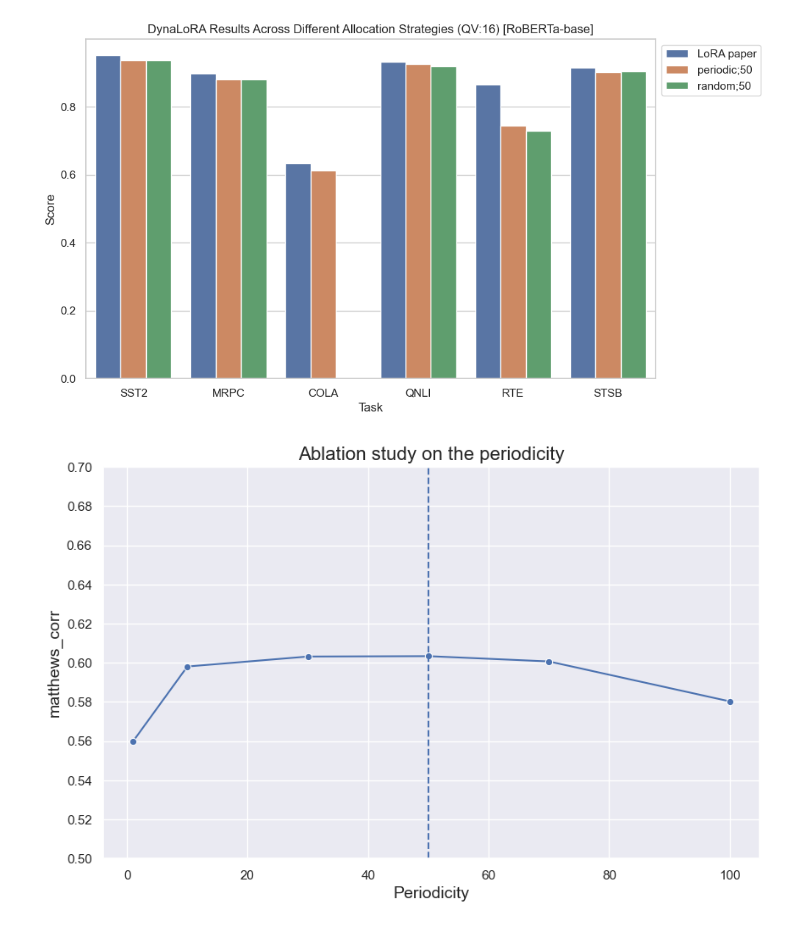
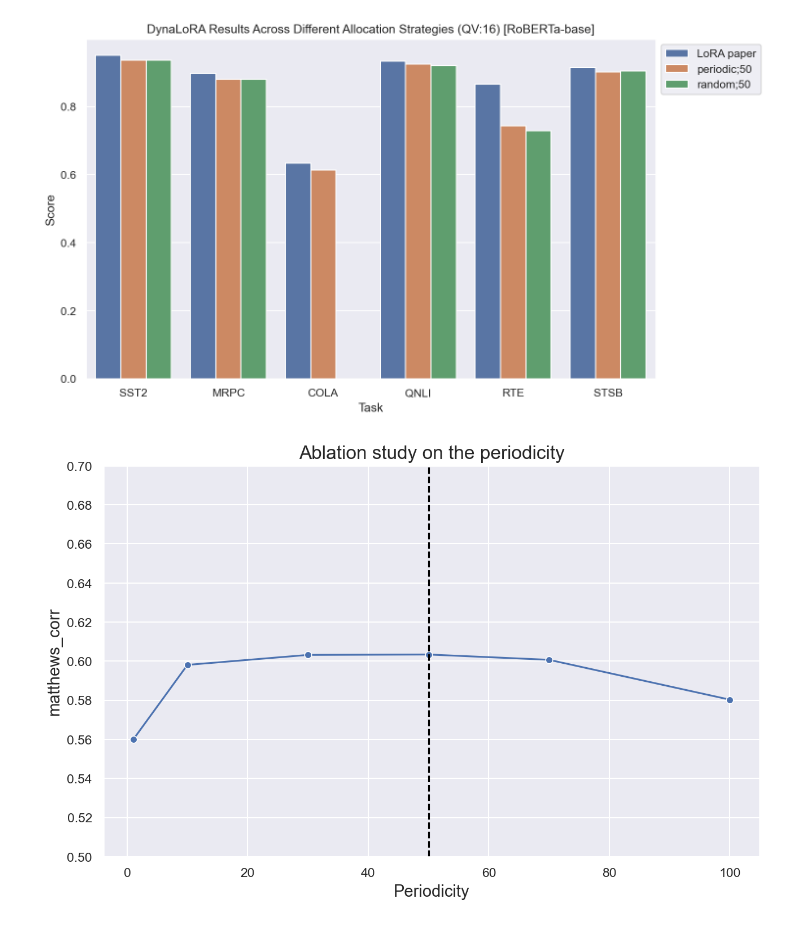
Before and after one commit to JesseBrouw/FoMo-LoRA, a Jupyter notebook: notebooks/tables.ipynb, the cells around one changed output. Cells and saved outputs as stored; diff of their text form; code cells hidden in the pictures.

```diff
--- a/notebooks/tables.ipynb
+++ b/notebooks/tables.ipynb
@@ -194,6 +194,11 @@ dynavera_random_qkv['qnli']= {'eval_loss': 0.21248868107795715, 'eval_accuracy':
 dynavera_random_qkv['rte']= {'eval_loss': 1.806179165840149, 'eval_accuracy': 0.7256317689530686, 'eval_runtime': 0.3107, 'eval_samples_per_second': 891.483, 'eval_steps_per_second': 16.092, 'epoch': 160.0}
 dynavera_random_qkv['stsb']={'eval_loss': 0.4234631359577179, 'eval_pearson': 0.906491195844033, 'eval_spearmanr': 0.902952775584094, 'eval_runtime': 0.7103, 'eval_samples_per_second': 2111.714, 'eval_steps_per_second': 33.787, 'epoch': 80.0}
 # %%
+sns.set_theme()
+# For the image quality of the graphic.
+sns.set_theme(rc={"figure.dpi":150})
+# For the size of the graphics
+sns.set_theme(rc = {"figure.figsize":(6,3)})
 def create_barplot(
     data_dicts:list[dict],
     names:list[str],
@@ -207,7 +212,6 @@ def create_barplot(
     data.update({'Task' : [k.upper() for k in data_dicts[0].keys()]})
     df = pd.DataFrame(data)
     df_melted = df.melt(id_vars='Task', var_name='Result', value_name='Score')
-    sns.set(style="whitegrid")
     plt.figure(figsize=(10, 6))
     bar_plot = sns.barplot(x='Task', y='Score', hue='Result', data=df_melted)
     plt.title(title)
@@ -259,33 +263,32 @@ def plot_ablation(hyperparam_values:list, scores:list, x_label:str, y_label:str,
         'score' : scores
     }
     df = pd.DataFrame(data)
 
     max_value = df['score'].max()
     max_index = df['score'].idxmax()
     max_hyperparameter = df['hparam'][max_index]
 
-    sns.set_theme(style='darkgrid')
     plt.figure(figsize=(10, 6))
     plot = sns.lineplot(data=df, x='hparam', y='score', marker='o')
     plot.set_title(title, fontsize=16)
     plot.set_xlabel(x_label, fontsize=14)
     plot.set_ylabel(y_label, fontsize=14)
     # plot.set_xticks(df['Periodicity'])
     plot.set_yticks(np.linspace(range_score[0], range_score[1], 11))
     plot.grid(True)
 
-    plot.axvline(x=max_hyperparameter, ls='--')
+    plot.axvline(x=max_hyperparameter, ls='--', color='black')
 
     # Show the plot
     plt.show()
 
 plot_ablation(
     periodicity_results.keys(),
     periodicity_results.values(),
     'Periodicity',
     'matthews_corr',
     'Ablation study on the periodicity',
     range_score=(0.5, 0.7)
 )
 # %% [output]
-[figure, old version]
+[figure, new version]
```
